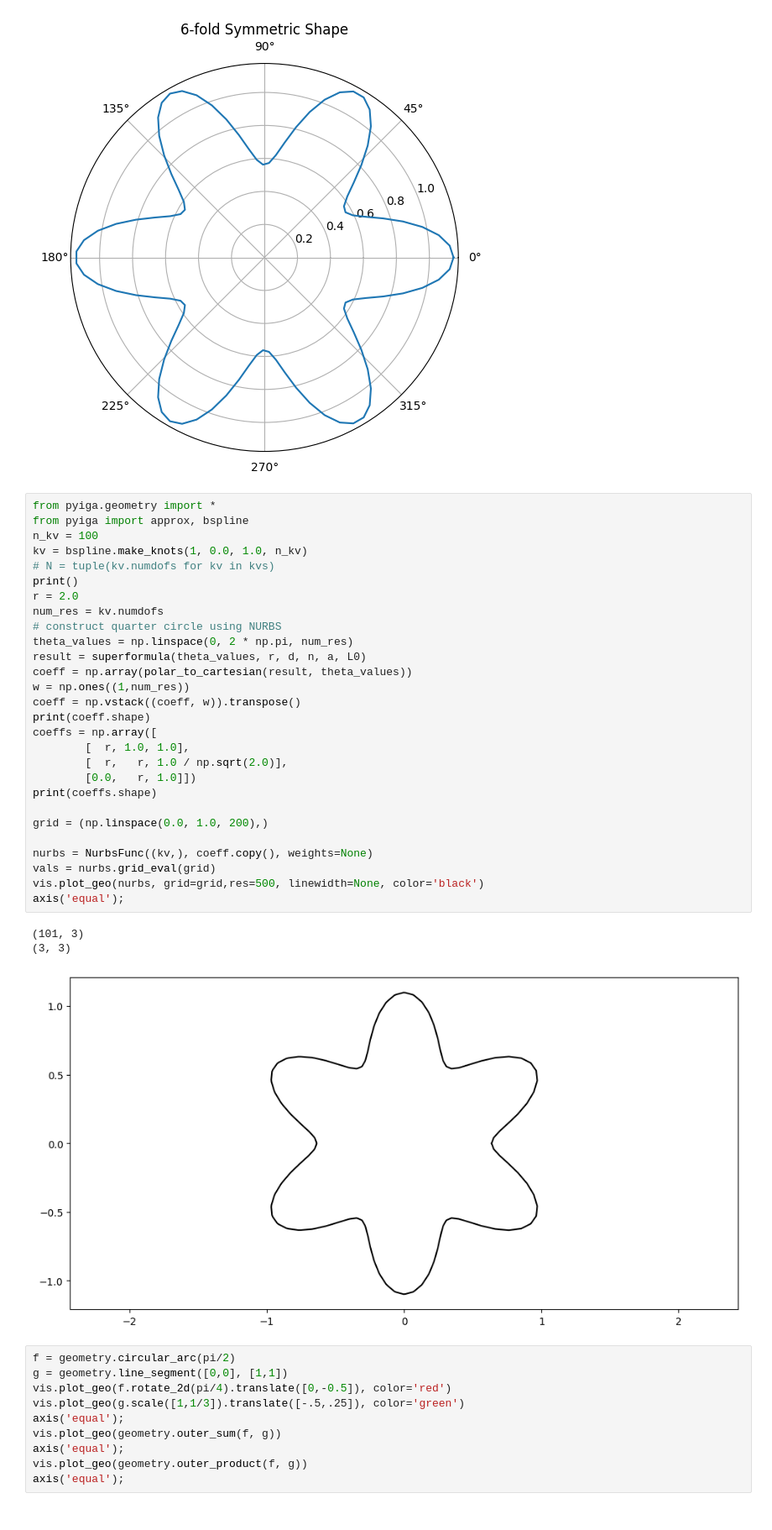
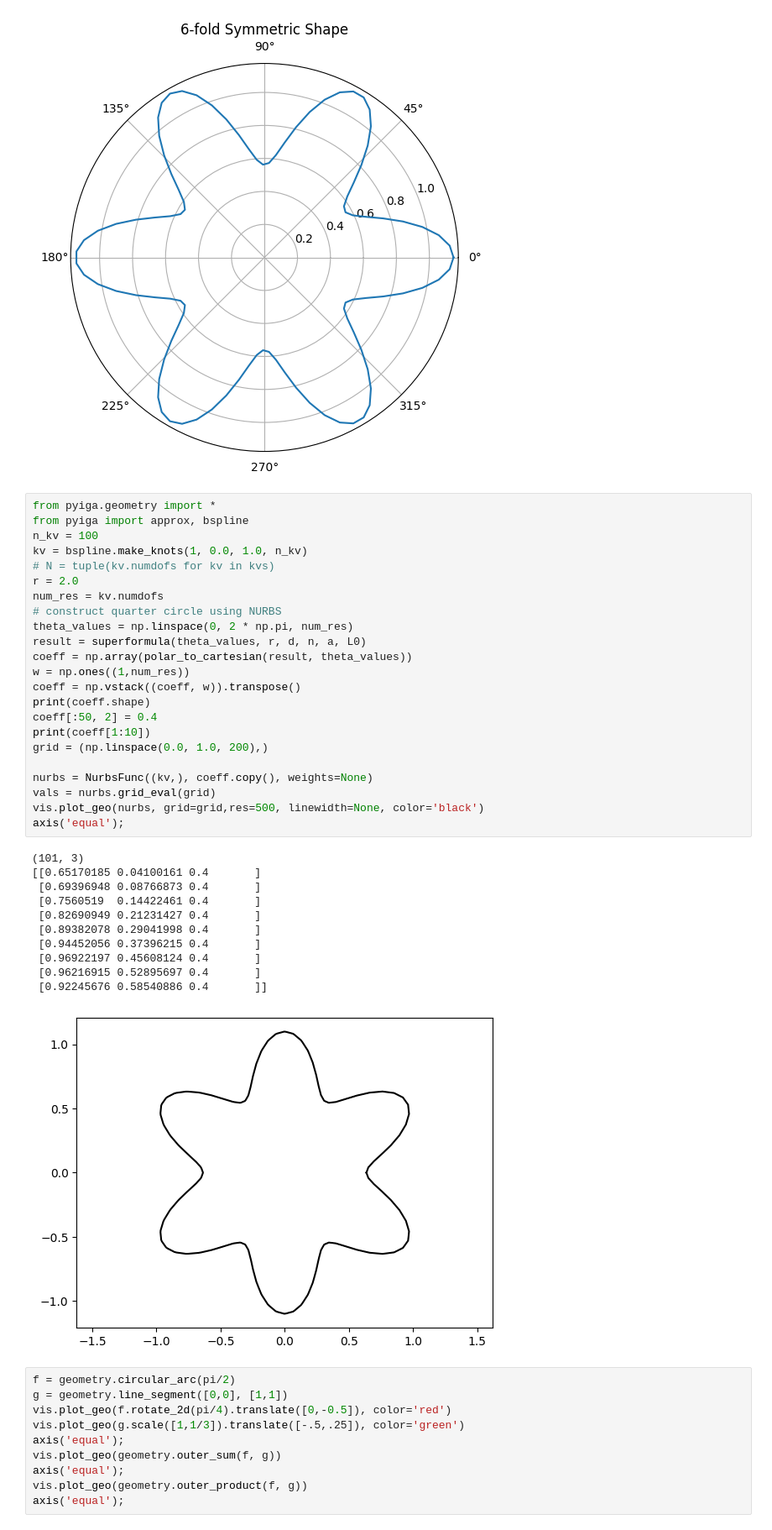
Before and after one commit to kevin866/pyiga, a Jupyter notebook: notebooks/nurbs_super.ipynb, the cells around one changed output. Shown at 84% size. Drawn from its saved outputs; the diff is of its cells as text.

```diff
--- a/notebooks/nurbs_super.ipynb
+++ b/notebooks/nurbs_super.ipynb
@@ -38,35 +38,38 @@ result = superformula(theta_values, r, d, n, a, L0)
 # %%
 from pyiga.geometry import *
 from pyiga import approx, bspline
 n_kv = 100
 kv = bspline.make_knots(1, 0.0, 1.0, n_kv)
 # N = tuple(kv.numdofs for kv in kvs)
-print()
 r = 2.0
 num_res = kv.numdofs
 # construct quarter circle using NURBS
 theta_values = np.linspace(0, 2 * np.pi, num_res)
 result = superformula(theta_values, r, d, n, a, L0)
 coeff = np.array(polar_to_cartesian(result, theta_values))
 w = np.ones((1,num_res))
 coeff = np.vstack((coeff, w)).transpose()
 print(coeff.shape)
-coeffs = np.array([
-        [  r, 1.0, 1.0],
-        [  r,   r, 1.0 / np.sqrt(2.0)],
-        [0.0,   r, 1.0]])
-print(coeffs.shape)
-
+coeff[:50, 2] = 0.4
+print(coeff[1:10])
 grid = (np.linspace(0.0, 1.0, 200),)
 
 nurbs = NurbsFunc((kv,), coeff.copy(), weights=None)
 vals = nurbs.grid_eval(grid)
 vis.plot_geo(nurbs, grid=grid,res=500, linewidth=None, color='black')
 axis('equal');
 # %% [output]
 (101, 3)
-(3, 3)
+[[0.65170185 0.04100161 0.4       ]
+ [0.69396948 0.08766873 0.4       ]
+ [0.7560519  0.14422461 0.4       ]
+ [0.82690949 0.21231427 0.4       ]
+ [0.89382078 0.29041998 0.4       ]
+ [0.94452056 0.37396215 0.4       ]
+ [0.96922197 0.45608124 0.4       ]
+ [0.96216915 0.52895697 0.4       ]
+ [0.92245676 0.58540886 0.4       ]]
-[figure, old version]
+[figure, new version]
 # %%
 f = geometry.circular_arc(pi/2)
 g = geometry.line_segment([0,0], [1,1])
```
Also changed, not shown: 2 other files.
